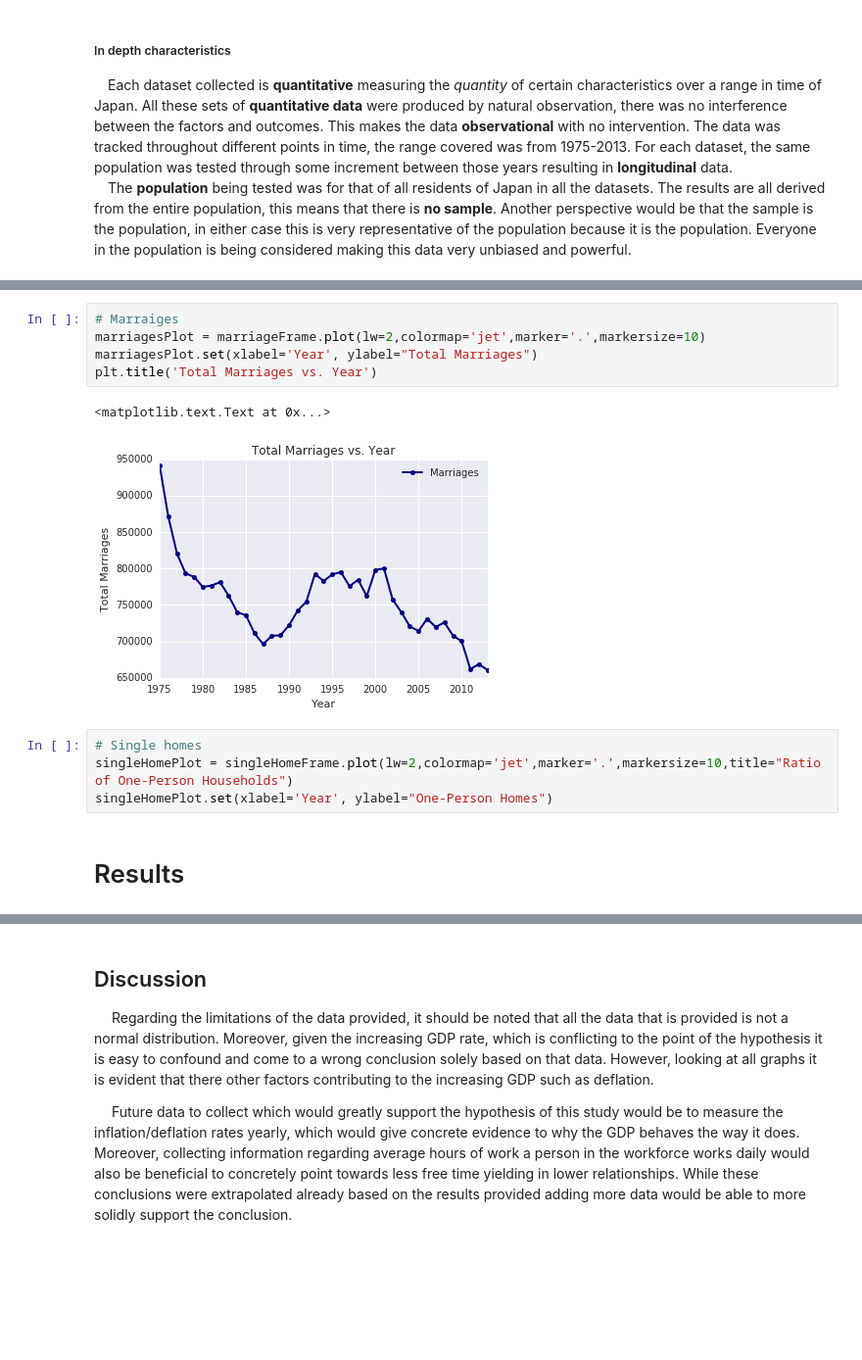
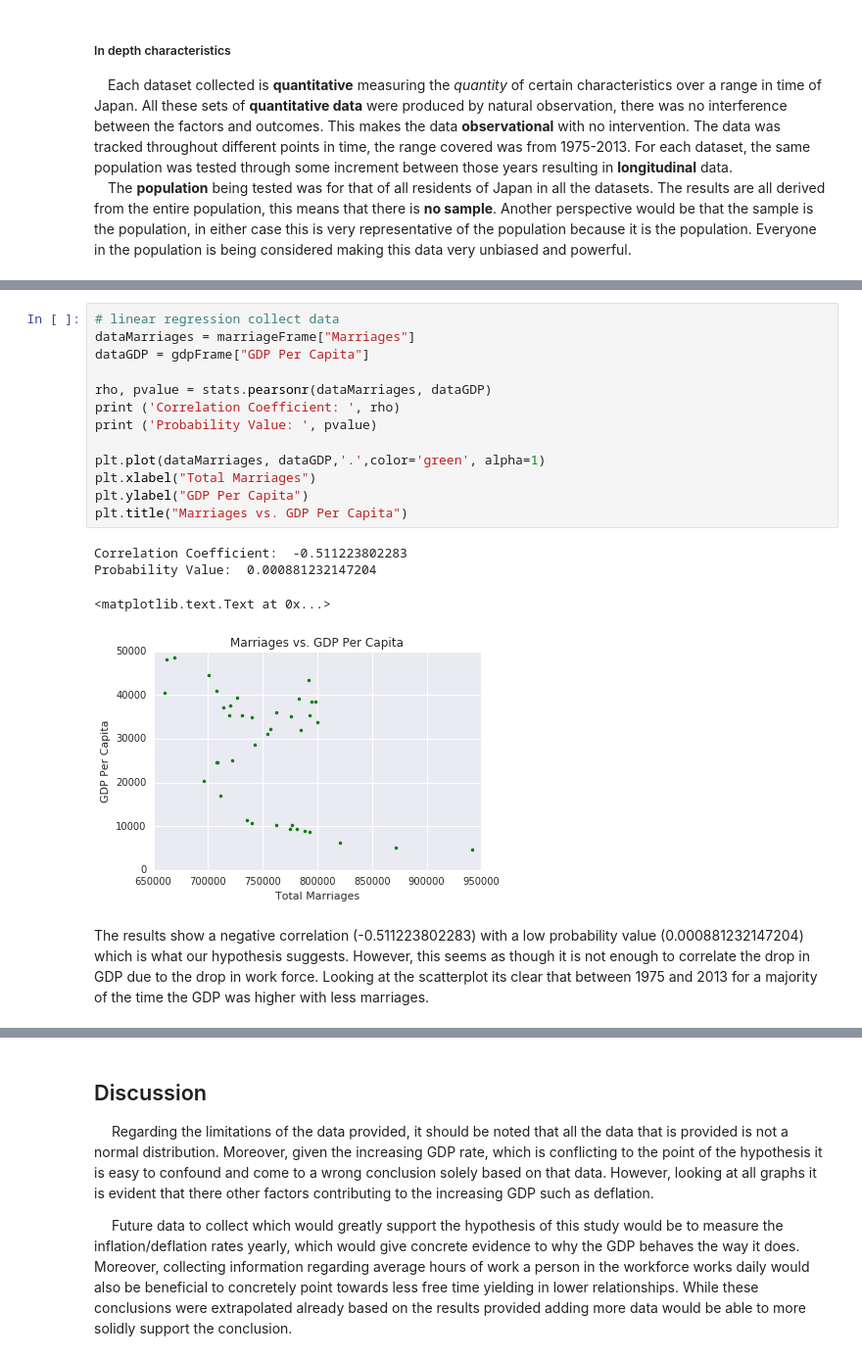
Before and after one commit to AldoSevada/Japan-Population-Analysis, a Jupyter notebook: project.ipynb, the cells around one changed output, grey strips where cells are left out. Shown at 98% size. Saved outputs shown, nothing was run; the diff lists cells and outputs as text; blank space fills up the shorter version.

```diff
--- a/project.ipynb
+++ b/project.ipynb
@@ -356,14 +410,20 @@ plt.title('Single Household and Age Demographic vs. Year')
-# %%
-# Marraiges
-marriagesPlot = marriageFrame.plot(lw=2,colormap='jet',marker='.',markersize=10)
-marriagesPlot.set(xlabel='Year', ylabel="Total Marriages")
-plt.title('Total Marriages vs. Year')
-# %% [output]
-<matplotlib.text.Text at 0x...>
-[figure, removed]
-# %%
-# Single homes
-singleHomePlot = singleHomeFrame.plot(lw=2,colormap='jet',marker='.',markersize=10,title="Ratio of One-Person Households")
-singleHomePlot.set(xlabel='Year', ylabel="One-Person Homes")
-# %% [markdown]
-# Results
+# %%
+# linear regression collect data
+dataMarriages = marriageFrame["Marriages"]
+dataGDP = gdpFrame["GDP Per Capita"]
+
+rho, pvalue = stats.pearsonr(dataMarriages, dataGDP)
+print ('Correlation Coefficient: ', rho)
+print ('Probability Value: ', pvalue)
+
+plt.plot(dataMarriages, dataGDP,'.',color='green', alpha=1)
+plt.xlabel("Total Marriages")
+plt.ylabel("GDP Per Capita")
+plt.title("Marriages vs. GDP Per Capita")
+# %% [output]
+Correlation Coefficient:  -0.511223802283
+Probability Value:  0.000881232147204
+<matplotlib.text.Text at 0x...>
+[figure, added]
+# %% [markdown]
+The results show a negative correlation (-0.511223802283) with a low probability value (0.000881232147204) which is what our hypothesis suggests. However, this seems as though it is not enough to correlate the drop in GDP due to the drop in work force. Looking at the scatterplot its clear that between 1975 and 2013 for a majority of the time the GDP was higher with less marriages.
```
Also changed, not shown: parts of 21 cells of this notebook.
